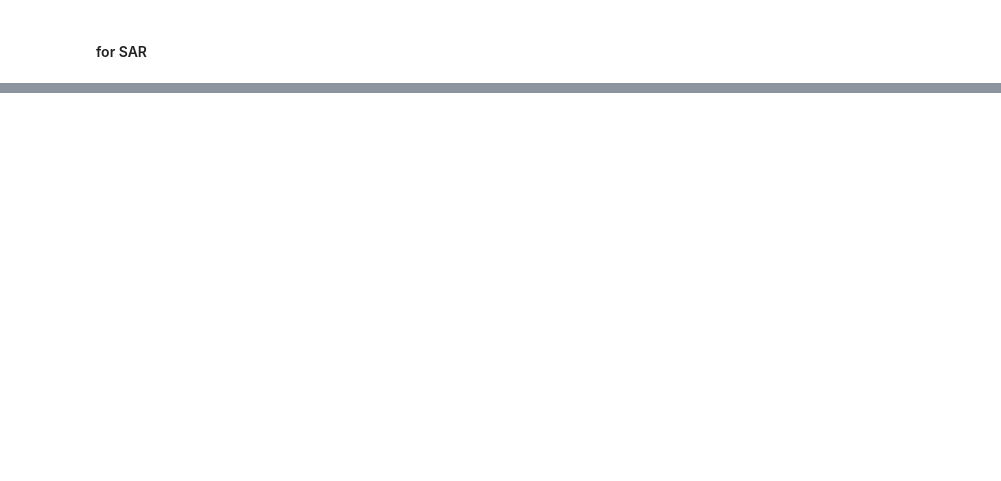
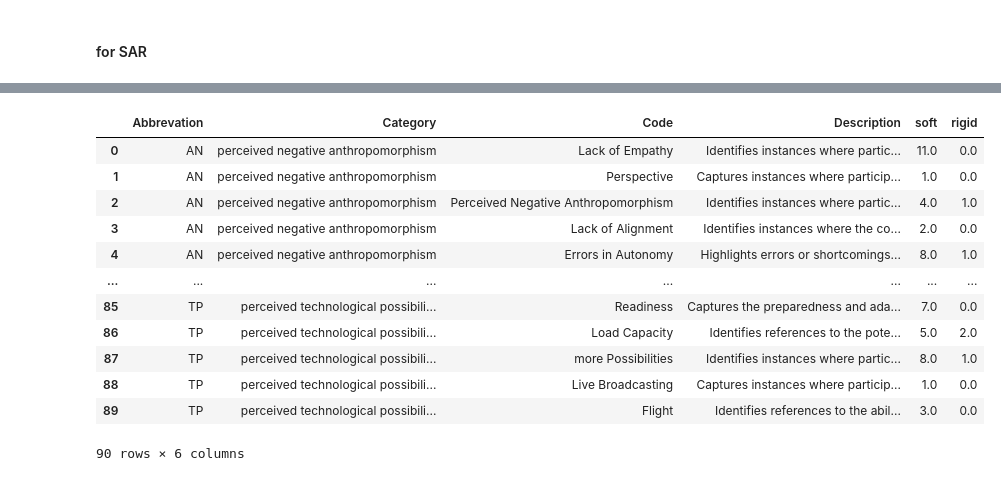
Before and after one commit to FennStatistics/Article_SoftRobotIntervention, a Jupyter notebook: Analyses/main study - LLM/runLLM.ipynb, the cells around one changed output, grey strips where cells are left out. Saved outputs shown, nothing was run; the diff lists cells and outputs as text; code cells hidden in the pictures; blank space fills up the shorter version.

```diff
--- a/Analyses/main study - LLM/runLLM.ipynb
+++ b/Analyses/main study - LLM/runLLM.ipynb
@@ -1841,0 +1829,30 @@ Had to reconstruct 1 texts due to LLM errors
+# %%
+import json
+
+# Define the file path
+file_path_json = directory + "/output/G3/rescue robot coded texts.json"
+
+# Load the JSON file
+try:
+    with open(file_path_json, 'r') as file:
+        codedTexts_RR_json = json.load(file)  # Parse the JSON data
+        print("JSON data loaded successfully.")
+except FileNotFoundError:
+    print(f"File not found at {file_path_json}")
+except json.JSONDecodeError as e:
+    print(f"Error decoding JSON: {e}")
+
+
+
+# Define the file path
+file_path_json = directory + "/output/G3/socially assistive robot coded texts.json"
+
+# Load the JSON file
+try:
+    with open(file_path_json, 'r') as file:
+        codedTexts_SAR_json = json.load(file)  # Parse the JSON data
+        print("JSON data loaded successfully.")
+except FileNotFoundError:
+    print(f"File not found at {file_path_json}")
+except json.JSONDecodeError as e:
+    print(f"Error decoding JSON: {e}")
@@ -1841,0 +1909,8 @@ Had to reconstruct 1 texts due to LLM errors
+# %%
+# Add 'soft' and 'rigid' columns
+frequencyCodedes_RR['soft'] = frequencyCodedes_RR['soft'] + frequencyCodedes_RR['rigid']
+frequencyCodedes_SAR['soft'] = frequencyCodedes_SAR['soft'] + frequencyCodedes_SAR['rigid']
+
+
+print(frequencyCodedes_RR.shape)
+print(frequencyCodedes_SAR.shape)
@@ -1841,0 +1940,16 @@ Had to reconstruct 1 texts due to LLM errors
+# %%
+frequencyCodedes_RR
+# %% [output]
+|  | Abbrevation | Category | Code | Description | soft | rigid |
+| 0 | AN | perceived negative anthropomorphism | Lack of Empathy | Identifies instances where partic... | 11.0 | 0.0 |
+| 1 | AN | perceived negative anthropomorphism | Perspective | Captures instances where particip... | 1.0 | 0.0 |
+| 2 | AN | perceived negative anthropomorphism | Perceived Negative Anthropomorphism | Identifies instances where partic... | 4.0 | 1.0 |
+| 3 | AN | perceived negative anthropomorphism | Lack of Alignment | Identifies instances where the co... | 2.0 | 0.0 |
+| 4 | AN | perceived negative anthropomorphism | Errors in Autonomy | Highlights errors or shortcomings... | 8.0 | 1.0 |
+| ... | ... | ... | ... | ... | ... | ... |
+| 85 | TP | perceived technological possibili... | Readiness | Captures the preparedness and ada... | 7.0 | 0.0 |
+| 86 | TP | perceived technological possibili... | Load Capacity | Identifies references to the pote... | 5.0 | 2.0 |
+| 87 | TP | perceived technological possibili... | more Possibilities | Identifies instances where partic... | 8.0 | 1.0 |
+| 88 | TP | perceived technological possibili... | Live Broadcasting | Captures instances where particip... | 1.0 | 0.0 |
+| 89 | TP | perceived technological possibili... | Flight | Identifies references to the abil... | 3.0 | 0.0 |
+90 rows × 6 columns
```
Also changed, not shown: parts of 42 cells of this notebook, 2 other files.
